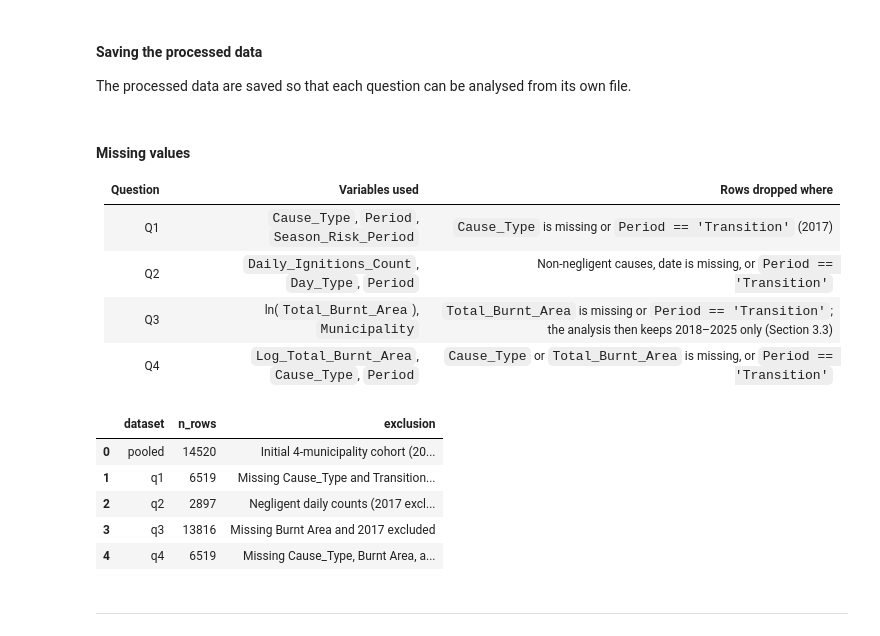
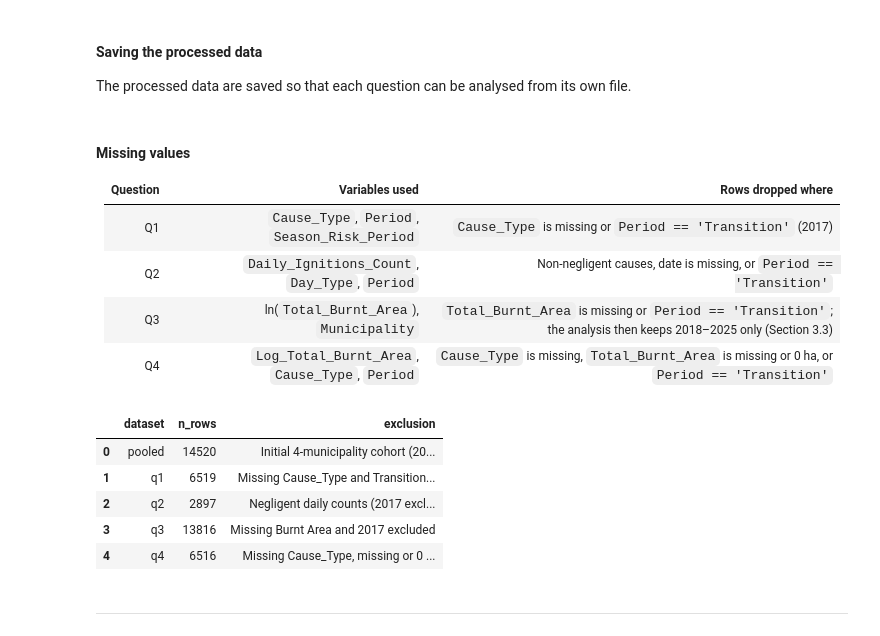
Before and after one commit to isabelamer/FCED_project, a Jupyter notebook: wildfires.ipynb, the cells around one changed output. Drawn from its saved outputs; the diff is of its cells as text; code cells hidden in the pictures.

```diff
--- a/wildfires.ipynb
+++ b/wildfires.ipynb
@@ -246,8 +246,10 @@ df_final["Fire_Duration"] = df_final["Duracao_Horas"]
 # Total_Burnt_Area
 df_final["Total_Burnt_Area"] = df_final["AreaTotal_ha"]
 
-# Log scale used in the two-way ANOVA (Q4)
-df_final["Log_Total_Burnt_Area"] = np.log10(df_final["Total_Burnt_Area"] + 0.001)
+# Log scale used in the two-way ANOVA (Q4): fires with 0 ha are left as missing (rule below)
+df_final["Log_Total_Burnt_Area"] = np.log10(
+    df_final["Total_Burnt_Area"].where(df_final["Total_Burnt_Area"] > 0)
+)
 # %%
 # Qualitative variables
 
@@ -361,7 +367,7 @@ q3.to_excel(processed / "q3_burnt_area_municipality.xlsx", index=False)
 q4 = df_final[
     (df_final["Cause_Type"].notna())
     & (df_final["Period"] != "Transition")
-    & (df_final["Total_Burnt_Area"].notna())
+    & (df_final["Total_Burnt_Area"] > 0)      # rule for fires with 0 ha (Section 2.3)
 ].copy()
 q4.to_excel(processed / "q4_burnt_area_cause_period.xlsx", index=False)
 # %% [markdown]
@@ -372,28 +378,28 @@ q4.to_excel(processed / "q4_burnt_area_cause_period.xlsx", index=False)
 | Q1 | `Cause_Type`, `Period`, `Season_Risk_Period` | `Cause_Type` is missing or `Period == 'Transition'` (2017) |
 | Q2 | `Daily_Ignitions_Count`, `Day_Type`, `Period` | Non-negligent causes, date is missing, or `Period == 'Transition'` |
 | Q3 | ln(`Total_Burnt_Area`), `Municipality` | `Total_Burnt_Area` is missing or `Period == 'Transition'`; the analysis then keeps 2018–2025 only (Section 3.3) |
-| Q4 | `Log_Total_Burnt_Area`, `Cause_Type`, `Period` | `Cause_Type` or `Total_Burnt_Area` is missing, or `Period == 'Transition'` |
+| Q4 | `Log_Total_Burnt_Area`, `Cause_Type`, `Period` | `Cause_Type` is missing, `Total_Burnt_Area` is missing or 0 ha, or `Period == 'Transition'` |
 # %%
 log = pd.DataFrame({
     "dataset": ["pooled", "q1", "q2", "q3", "q4"],
     "n_rows": [len(df_final), len(q1), len(q2), len(q3), len(q4)],
     "exclusion": [
         "Initial 4-municipality cohort (2001-2025)",
         "Missing Cause_Type and Transition year (2017) excluded",
         "Negligent daily counts (2017 excluded)",
         "Missing Burnt Area and 2017 excluded",
-        "Missing Cause_Type, Burnt Area, and 2017 excluded",
+        "Missing Cause_Type, missing or 0 ha Burnt Area, and 2017 excluded",
     ],
 })
 log.to_excel(processed / "sample_sizes.xlsx", index=False)
 log
 # %% [output]
 |  | dataset | n_rows | exclusion |
 | 0 | pooled | 14520 | Initial 4-municipality cohort (20... |
 | 1 | q1 | 6519 | Missing Cause_Type and Transition... |
 | 2 | q2 | 2897 | Negligent daily counts (2017 excl... |
 | 3 | q3 | 13816 | Missing Burnt Area and 2017 excluded |
-| 4 | q4 | 6519 | Missing Cause_Type, Burnt Area, a... |
+| 4 | q4 | 6516 | Missing Cause_Type, missing or 0 ... |
 # %% [markdown]
 ---
 # %% [markdown]
```
Also changed, not shown: parts of 46 cells of this notebook, 7 other files.
